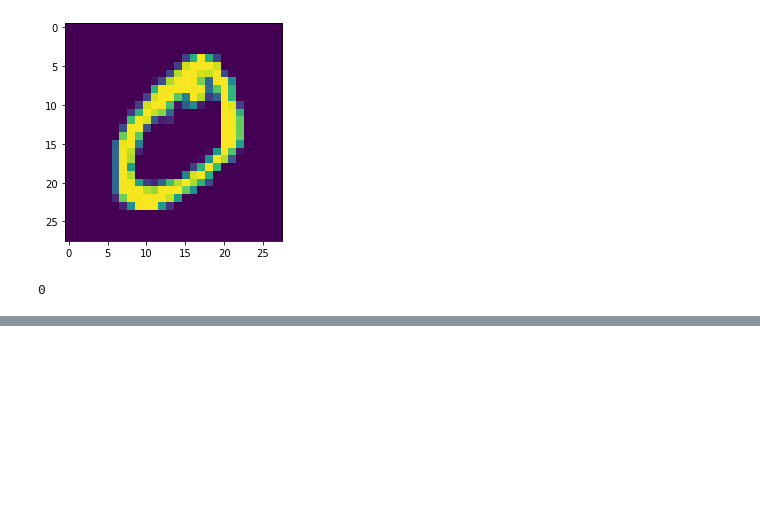
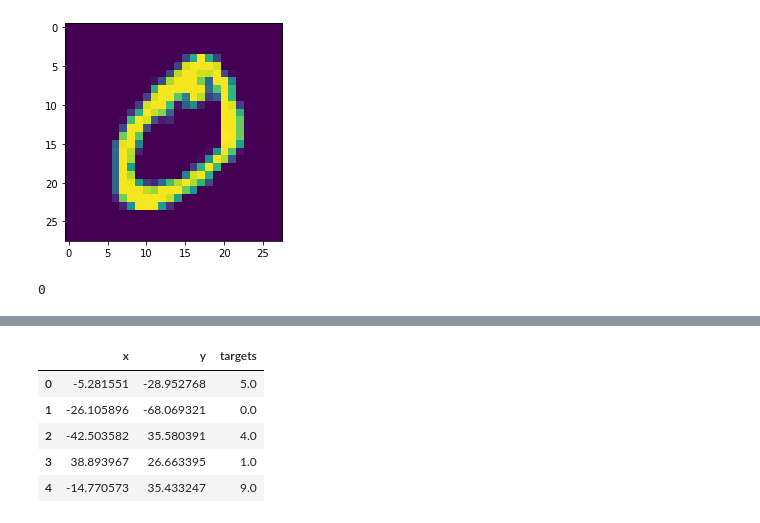
Before and after one commit to Rtavakol/Book-Approaching-any-Machine-Learning-Problem, a Jupyter notebook: Examples/t_SNE_decomposition_On_MINST/(t-SNE) decomposition.ipynb, the cells around one changed output, grey strips where cells are left out. Saved outputs shown, nothing was run; the diff lists cells and outputs as text; code cells hidden in the pictures; blank space fills up the shorter version.

```diff
--- a/Examples/t_SNE_decomposition_On_MINST/(t-SNE) decomposition.ipynb
+++ b/Examples/t_SNE_decomposition_On_MINST/(t-SNE) decomposition.ipynb
@@ -104,0 +123,10 @@ tsne = manifold.TSNE(n_components = 2, random_state = 42)
+# %%
+df_tsne = pd.DataFrame(stacked_data, columns = ['x', 'y', 'targets'])
+df_tsne.head()
+# %% [output]
+|  | x | y | targets |
+| 0 | -5.281551 | -28.952768 | 5.0 |
+| 1 | -26.105896 | -68.069321 | 0.0 |
+| 2 | -42.503582 | 35.580391 | 4.0 |
+| 3 | 38.893967 | 26.663395 | 1.0 |
+| 4 | -14.770573 | 35.433247 | 9.0 |
```
Also changed, not shown: parts of 6 cells of this notebook.
